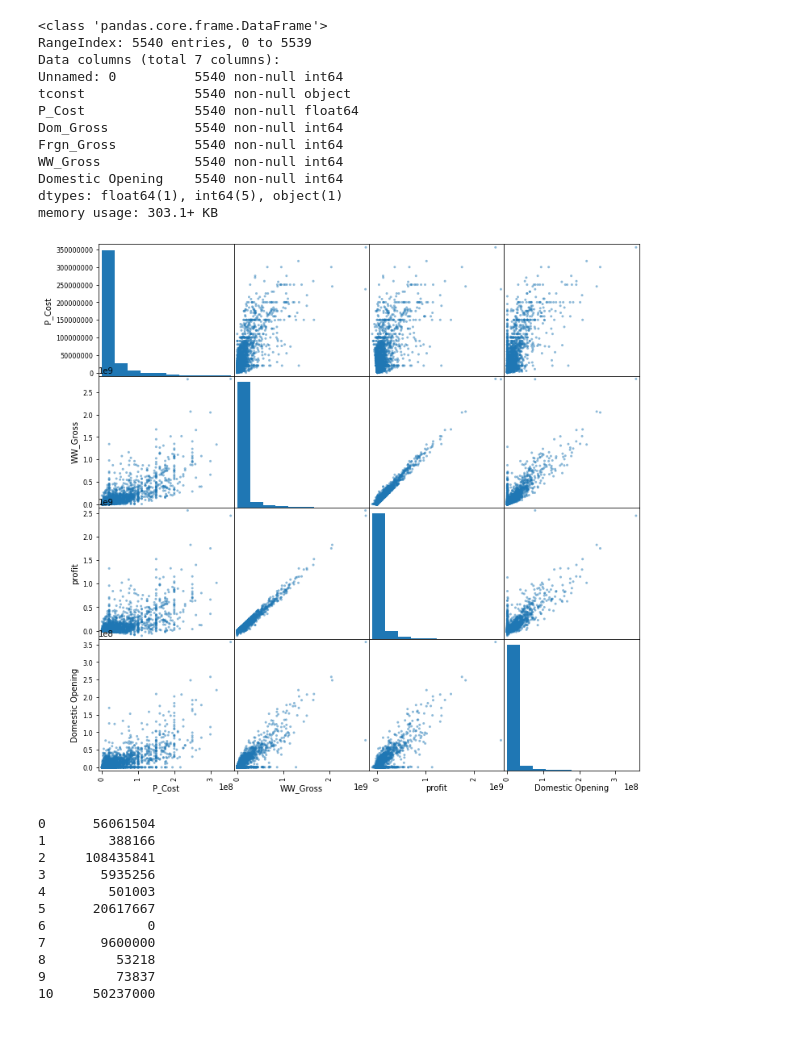
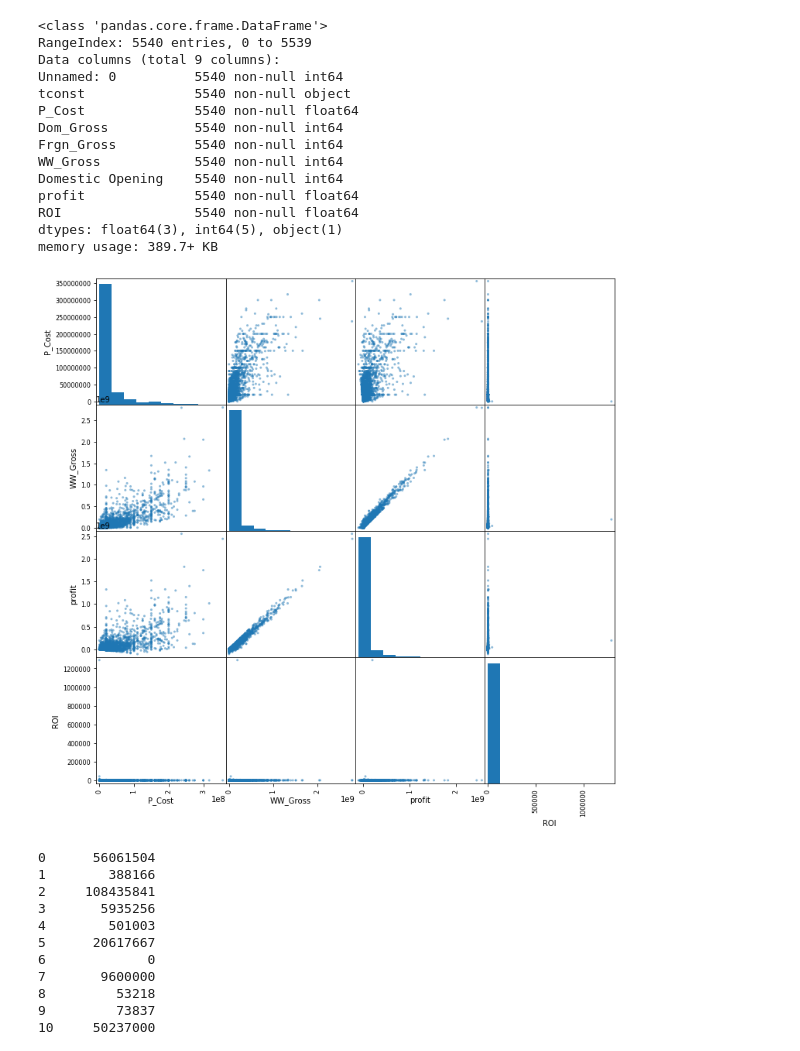
Before and after one commit to mattielips/movie-data-analysis, a Jupyter notebook: movie-financials-plots.ipynb, the cells around one changed output. Cells and saved outputs as stored; diff of their text form; code cells hidden in the pictures.

```diff
--- a/movie-financials-plots.ipynb
+++ b/movie-financials-plots.ipynb
@@ -8,10 +7,14 @@ df = pd.read_excel('df_Movie_Financials.xlsx')
+# %%
+df_finance = pd.read_excel('df_Movie_Financials.xlsx')
+df_nofinance = pd.read_excel('df_Generes_With_tconst.xlsx')
+df = pd.read_excel('df_IMDB_MovieCatalog.xlsx')
 # %%
 # Investigate the Data
-df.info()
+df_finance.info()
 # %% [output]
 <class 'pandas.core.frame.DataFrame'>
 RangeIndex: 5540 entries, 0 to 5539
-Data columns (total 7 columns):
+Data columns (total 9 columns):
 Unnamed: 0          5540 non-null int64
 tconst              5540 non-null object
 P_Cost              5540 non-null float64
@@ -19,16 +22,19 @@ Dom_Gross           5540 non-null int64
 Frgn_Gross          5540 non-null int64
 WW_Gross            5540 non-null int64
 Domestic Opening    5540 non-null int64
-dtypes: float64(1), int64(5), object(1)
-memory usage: 303.1+ KB
+profit              5540 non-null float64
+ROI                 5540 non-null float64
+dtypes: float64(3), int64(5), object(1)
+memory usage: 389.7+ KB
 # %%
 # Create new column, which represents the movie profit
-df['profit'] = df['WW_Gross'] - df['P_Cost']
+df_finance['profit'] = df_finance['WW_Gross'] - df_finance['P_Cost']
+df_finance['ROI'] = (df_finance['profit']/df_finance['P_Cost'])*100
 # %%
 # Investigating Distributions using scatter_matrix
-pd.plotting.scatter_matrix(df[['P_Cost', 'WW_Gross', 'profit', 'Domestic Opening']], figsize=(12,12));
+pd.plotting.scatter_matrix(df_finance[['P_Cost', 'WW_Gross', 'profit', 'ROI']], figsize=(12,12));
 # %% [output]
-[figure, old version]
+[figure, new version]
 # %%
 # Comments: There is a very strong positive linear relationship between WW_Gross and profit.
 # %%
```
Also changed, not shown: parts of 12 cells of this notebook.
